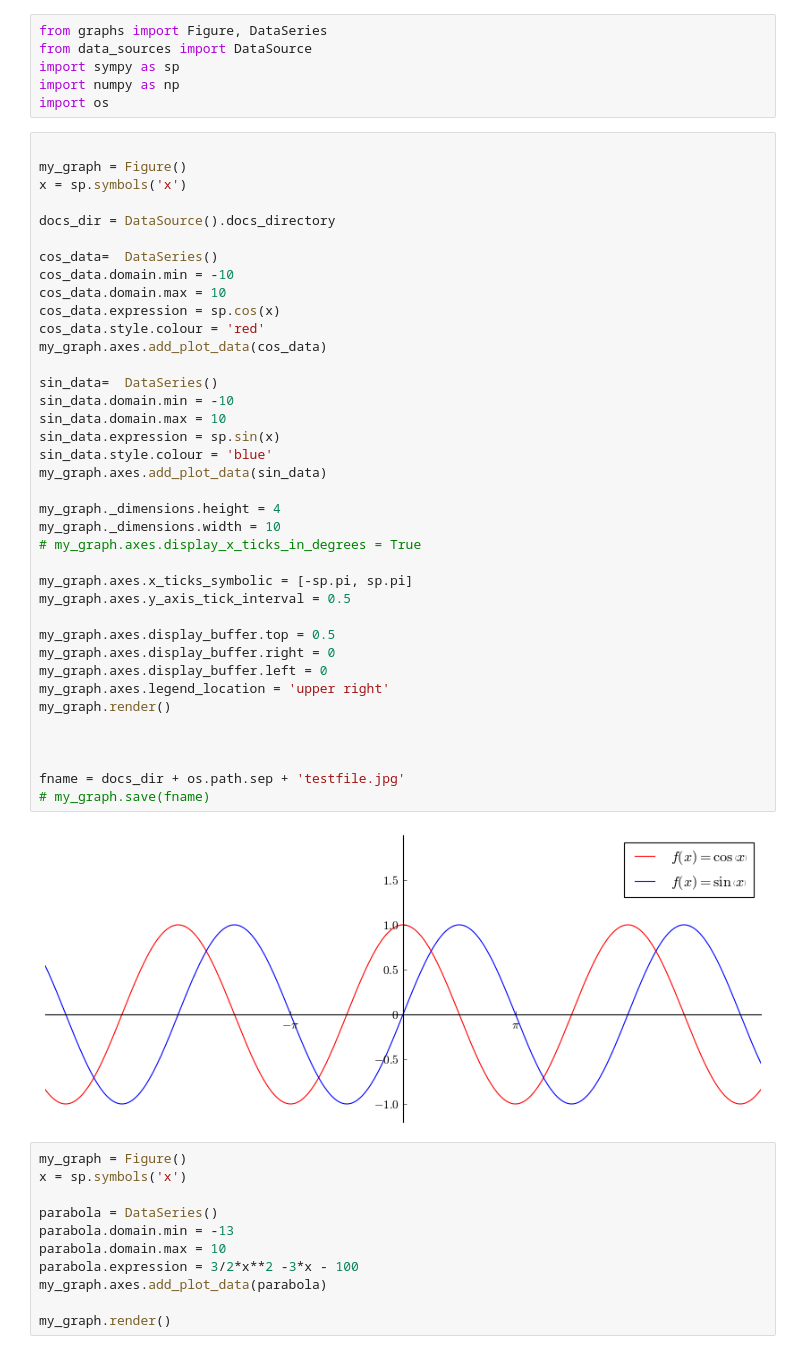
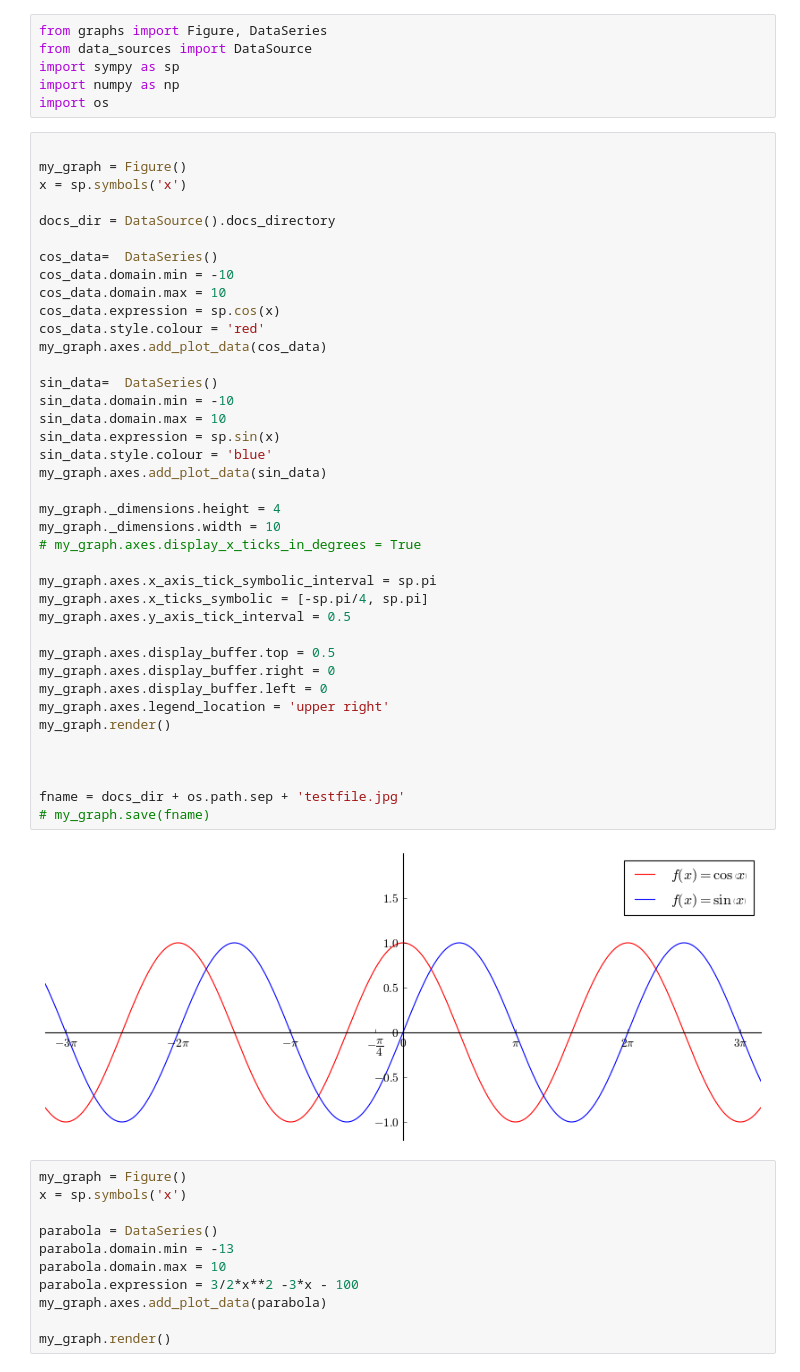
Before and after one commit to charl-potgieter/AustralianSchoolMaths, a Jupyter notebook: WebsiteCreator/caller.ipynb, the cells around one changed output. Cells and saved outputs as stored; diff of their text form.

Commit message:
graphs wip 10 interval and list of ticks combined working

```diff
--- a/WebsiteCreator/caller.ipynb
+++ b/WebsiteCreator/caller.ipynb
@@ -15,35 +15,36 @@ cos_data=  DataSeries()
 cos_data.domain.min = -10
 cos_data.domain.max = 10
 cos_data.expression = sp.cos(x)
 cos_data.style.colour = 'red'
 my_graph.axes.add_plot_data(cos_data)
 
 sin_data=  DataSeries()
 sin_data.domain.min = -10
 sin_data.domain.max = 10
 sin_data.expression = sp.sin(x)
 sin_data.style.colour = 'blue'
 my_graph.axes.add_plot_data(sin_data)
 
 my_graph._dimensions.height = 4
 my_graph._dimensions.width = 10
 # my_graph.axes.display_x_ticks_in_degrees = True
 
-my_graph.axes.x_ticks_symbolic = [-sp.pi, sp.pi]
+my_graph.axes.x_axis_tick_symbolic_interval = sp.pi
+my_graph.axes.x_ticks_symbolic = [-sp.pi/4, sp.pi]
 my_graph.axes.y_axis_tick_interval = 0.5
 
 my_graph.axes.display_buffer.top = 0.5
 my_graph.axes.display_buffer.right = 0
 my_graph.axes.display_buffer.left = 0
 my_graph.axes.legend_location = 'upper right'
 my_graph.render()
 
 
 
 fname = docs_dir + os.path.sep + 'testfile.jpg'
 # my_graph.save(fname)
 # %% [output]
-[figure, old version]
+[figure, new version]
 # %%
 my_graph = Figure()
 x = sp.symbols('x')
```
Also changed, not shown: parts of 1 cell of this notebook, 1 other file.
